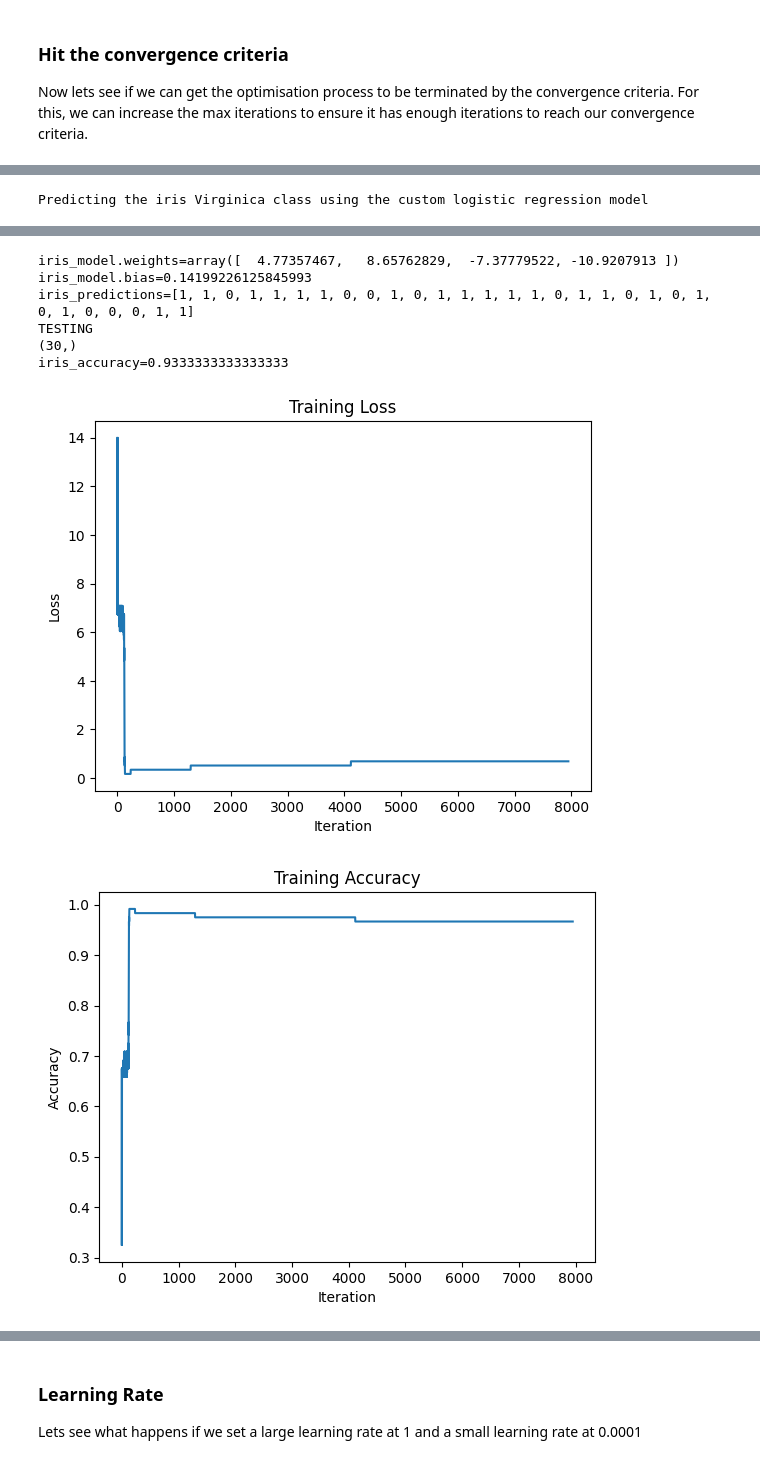
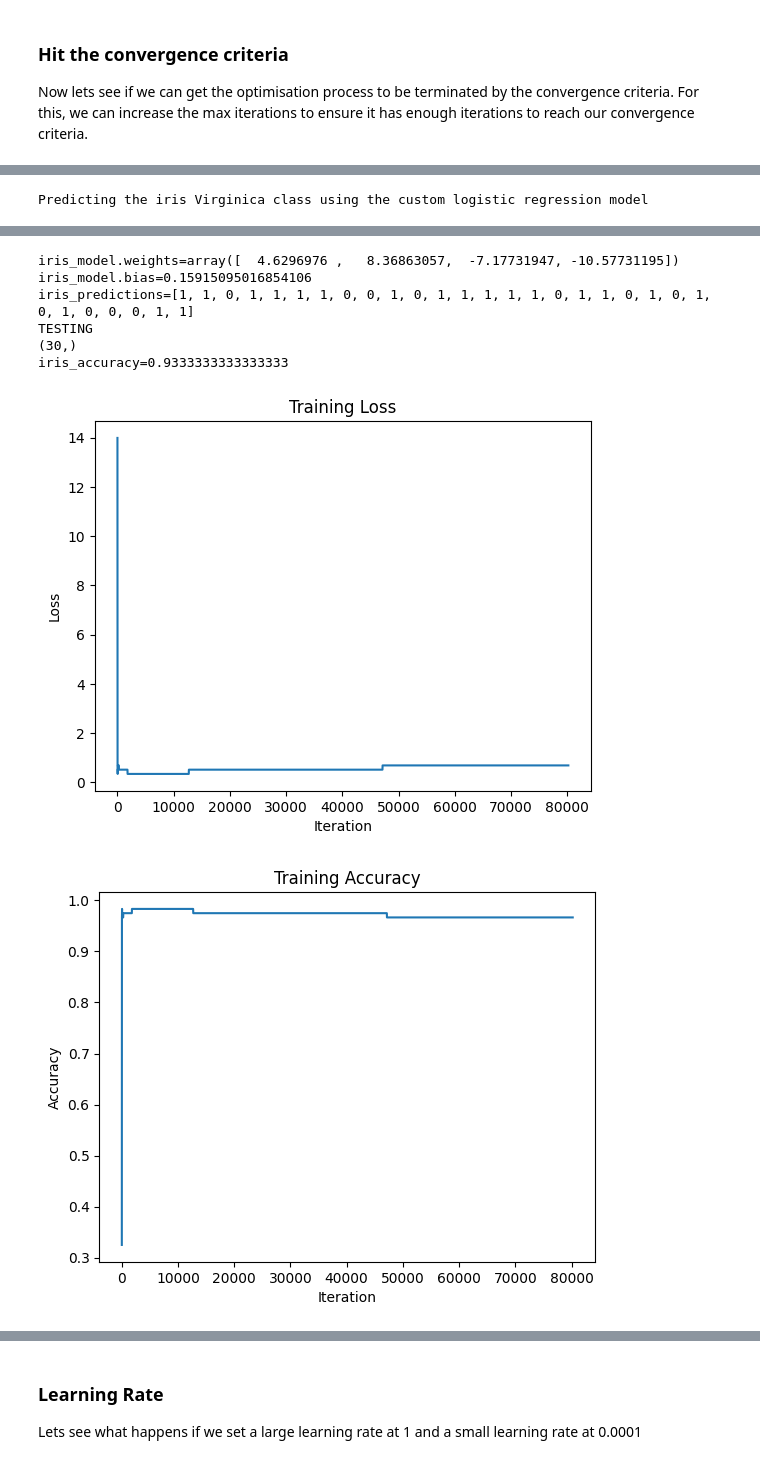
Before and after one commit to tam-debug/31005-machine-learning-spring, a Jupyter notebook: Logistic_Regression_Journal.ipynb, the cells around one changed output, grey strips where cells are left out. Cells and saved outputs as stored; diff of their text form; code cells hidden in the pictures.

```diff
--- a/Logistic_Regression_Journal.ipynb
+++ b/Logistic_Regression_Journal.ipynb
@@ -580,6 +578,14 @@ $$
 The gradient magnitude is a single scalar value that represents the overall steepness or slope of the cost function in parameter space. It indicates how much the cost function would change if you moved in the direction defined by the gradient.
 
 From here, a tolerance threshold can be defined for the gradient magnitude. (e.g. $\epsilon$). During the optimisation process if the gradient magnitude is less than the tolerance threshold $\|\nabla J(\theta)\| <= \epsilon$ the optimisation process as converged where further iterations are terminated.
+# %%
+def gradient_magnitude(self, gradients_w: np.ndarray, gradient_b: float) -> float:
+    partial_derivatives = np.append(gradients_w, gradient_b)
+
+    # Compute the magnitude (L2 norm) of the gradient vector
+    gradient_magnitude = np.linalg.norm(partial_derivatives)
+
+    return gradient_magnitude
 # %% [markdown]
 ##### Sidenote on the Euclidean norm
 The Euclidean norm, also known as the L2 norm (Strang, 1988), is a mathematical concept used to measure the magnitude of a vector in Euclidean space. It's defined as the square root of the sum of the squares of the individual components of the vector. The Euclidean norm of a vector $\textbf{v}$ in n-dimensional space is denoted as $\|\textbf{v}\|$ and is given by:
@@ -1018,7 +1024,7 @@ from sklearn.model_selection import train_test_split
 
 def run_iris_experiment(
         max_iterations=1000,
-        learning_rate=0.01,
+        learning_rate=0.001,
         tolerance=1e-6,
         plot_training_losses: bool = True,
         plot_training_accuracies: bool = False,
@@ -1172,8 +1187,8 @@ Perhaps this is the minimum loss.
 Now lets see if we can get the optimisation process to be terminated by the convergence criteria. For this, we can increase the max iterations to ensure it has enough iterations to reach our convergence criteria.
 # %%
 run_iris_experiment(
-    max_iterations=10000,
-    learning_rate=0.01,
+    max_iterations=150000,
+    learning_rate=0.001,
     tolerance=0.01,
     plot_training_accuracies=True
 )
@@ -1216,9 +1231,9 @@ DEBUG:root:6313: accuracy=0.9666666666666667 loss=0.690775526931547 loss_
-iris_model.weights=array([  4.77357467,   8.65762829,  -7.37779522, -10.9207913 ])
-iris_model.bias=0.14199226125845993
+iris_model.weights=array([  4.6296976 ,   8.36863057,  -7.17731947, -10.57731195])
+iris_model.bias=0.15915095016854106
 iris_predictions=[1, 1, 0, 1, 1, 1, 1, 0, 0, 1, 0, 1, 1, 1, 1, 1, 0, 1, 1, 0, 1, 0, 1, 0, 1, 0, 0, 0, 1, 1]
 TESTING
 (30,)
 iris_accuracy=0.9333333333333333
-[figure, old version]
+[figure, new version]
-[figure, old version]
+[figure, new version]
 # %% [markdown]
```
Also changed, not shown: parts of 19 cells of this notebook.
